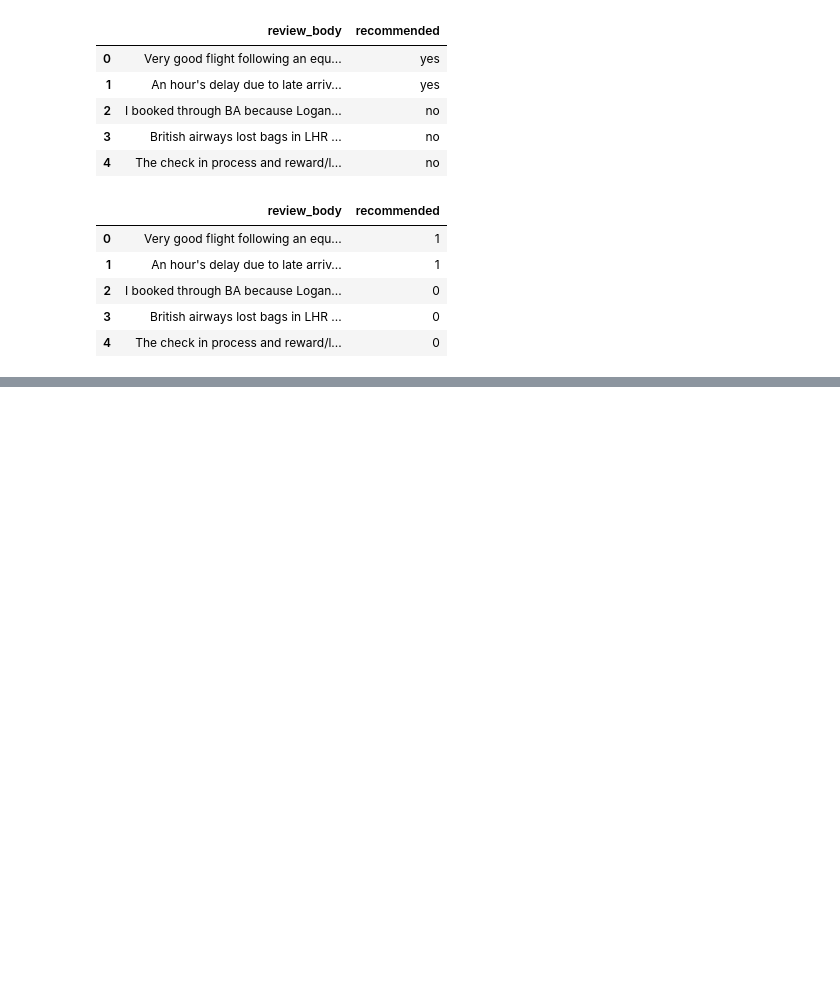
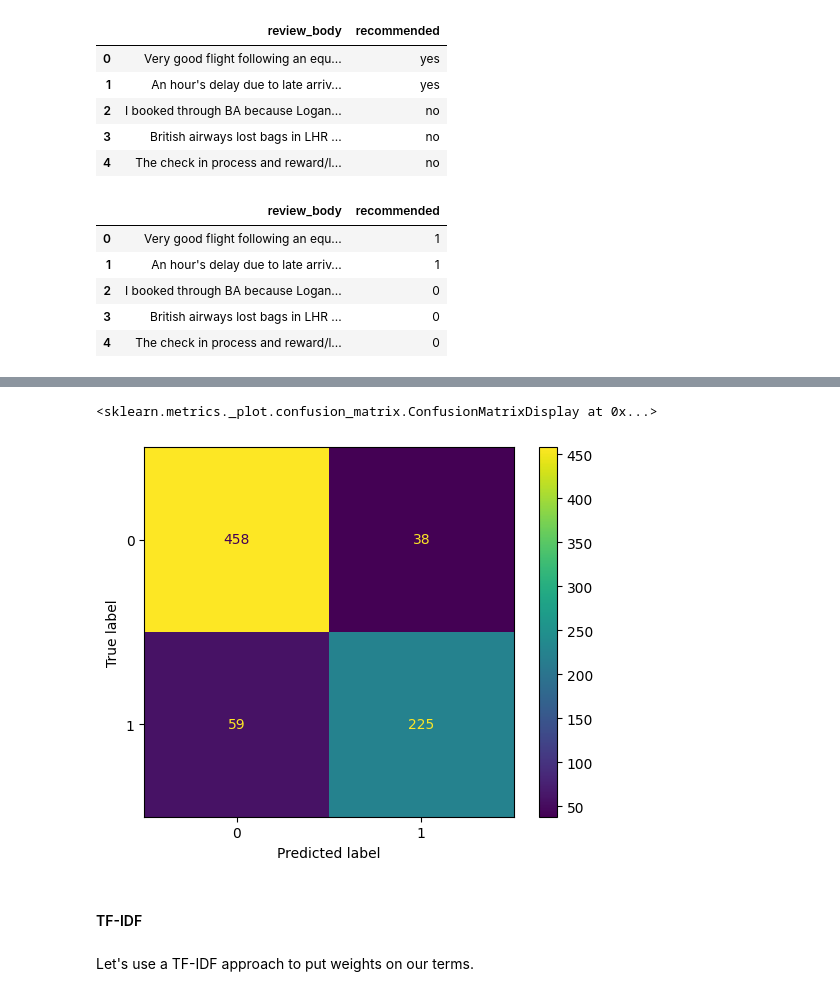
Before and after one commit to ryslipe/british_airlines, a Jupyter notebook: notebooks/03_sentiment_analysis.ipynb, the cells around one changed output, grey strips where cells are left out. Saved outputs shown, nothing was run; the diff lists cells and outputs as text; code cells hidden in the pictures; blank space fills up the shorter version.

Commit message:
baseline logistic regression with tfidf

```diff
--- a/notebooks/03_sentiment_analysis.ipynb
+++ b/notebooks/03_sentiment_analysis.ipynb
@@ -39,0 +63,20 @@ df.head()
+# %%
+# count vectorizer
+from sklearn.feature_extraction.text import CountVectorizer
+from sklearn.model_selection import train_test_split
+
+# split the data
+X = df['review_body']
+y = df['recommended']
+
+# train test split
+X_train, X_test, y_train, y_test = train_test_split(X, y, test_size=0.2, random_state=42)
+
+# initialize count vectorizer
+count_vectorizer = CountVectorizer()
+
+# fit transform the training data
+X_train_vec = count_vectorizer.fit_transform(X_train)
+
+# transform the test data
+X_test_vec = count_vectorizer.transform(X_test)
@@ -39,0 +85,12 @@ df.head()
+# %%
+# logistic regression
+from sklearn.linear_model import LogisticRegression
+
+# initialize the model
+log_reg = LogisticRegression(max_iter=1000)
+
+# fit the model
+log_reg.fit(X_train_vec, y_train)
+
+# predict
+y_pred = log_reg.predict(X_test_vec)
@@ -39,0 +112,13 @@ df.head()
+# %%
+# confusion matrix display
+from sklearn.metrics import ConfusionMatrixDisplay
+
+# display
+ConfusionMatrixDisplay.from_estimator(log_reg, X_test_vec, y_test)
+# %% [output]
+<sklearn.metrics._plot.confusion_matrix.ConfusionMatrixDisplay at 0x...>
+[figure, added]
+# %% [markdown]
+#### TF-IDF
+# %% [markdown]
+Let's use a TF-IDF approach to put weights on our terms.
```
Also changed, not shown: parts of 10 cells of this notebook.
